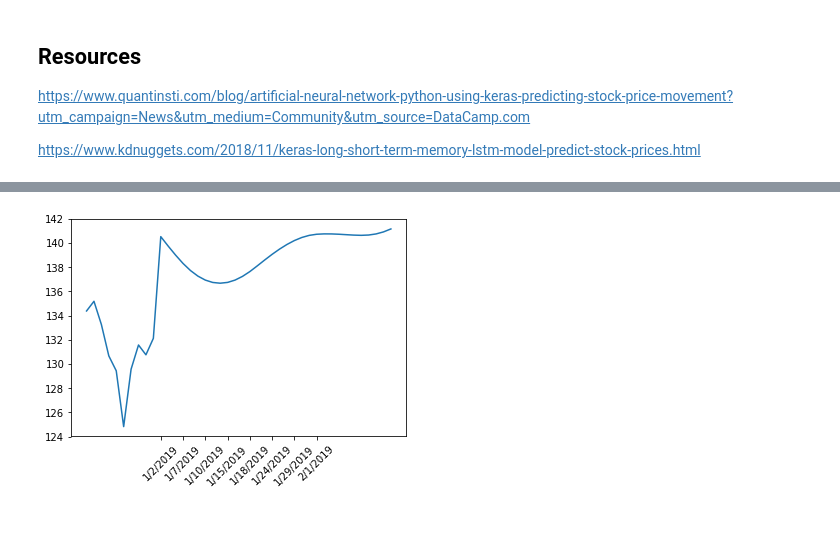
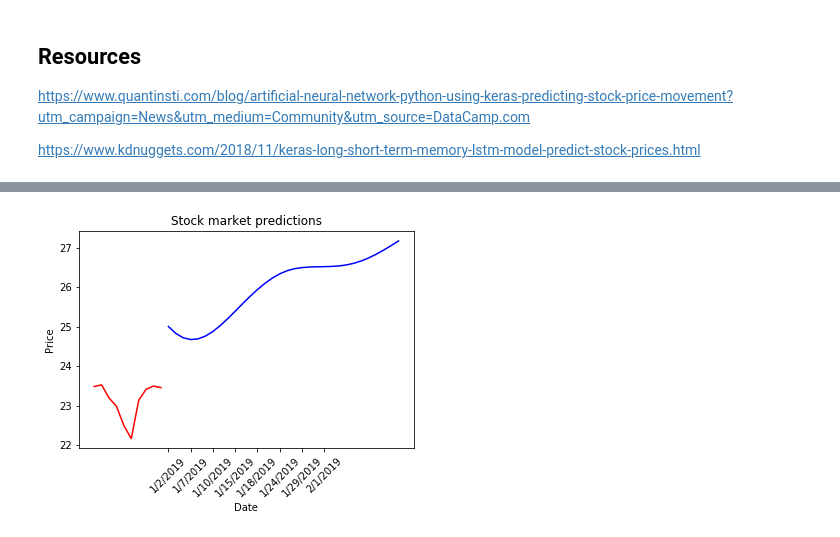
Before and after one commit to gajankumar1016/Datathon2019, a Jupyter notebook: StockPrediction2.ipynb, the cells around one changed output, grey strips where cells are left out. Cells and saved outputs as stored; diff of their text form; code cells hidden in the pictures.

Commit message:
Improved visualization of predictions

```diff
--- a/StockPrediction2.ipynb
+++ b/StockPrediction2.ipynb
@@ -37,7 +37,7 @@ def add_features(df):
     return df
 # %%
 company_files = ['BAYZF.csv', 'HON.csv', 'MMM.csv', 'SYF.csv']
-fpath = './Data Given/' + company_files[1]
+fpath = './Data Given/' + company_files[3]
 df = load_data(fpath)
 df = add_features(df)
 print(df.head(5))
@@ -258,6 +220,15 @@ After
 # %%
-plt.plot(list(input_data[-10:, 0]) + predicted_stock_prices)
+
+ys = list(input_data[-10:, 0])
+xs = range(len(ys))
+plt.plot(xs, ys, color='red', label='Real stock prices from last year')
+
+plt.plot(range(10, 10+len(predicted_stock_prices)), predicted_stock_prices, color='blue', label='Predictions')
+
 plt.xticks(range(10, len(df_predict), 3), df_predict['Date'].loc[::3], rotation=45)
+plt.title("Stock market predictions")
+plt.xlabel('Date')
+plt.ylabel('Price')
 plt.show()
 # %% [output]
-[figure, old version]
+[figure, new version]
```
Also changed, not shown: parts of 8 cells of this notebook.
